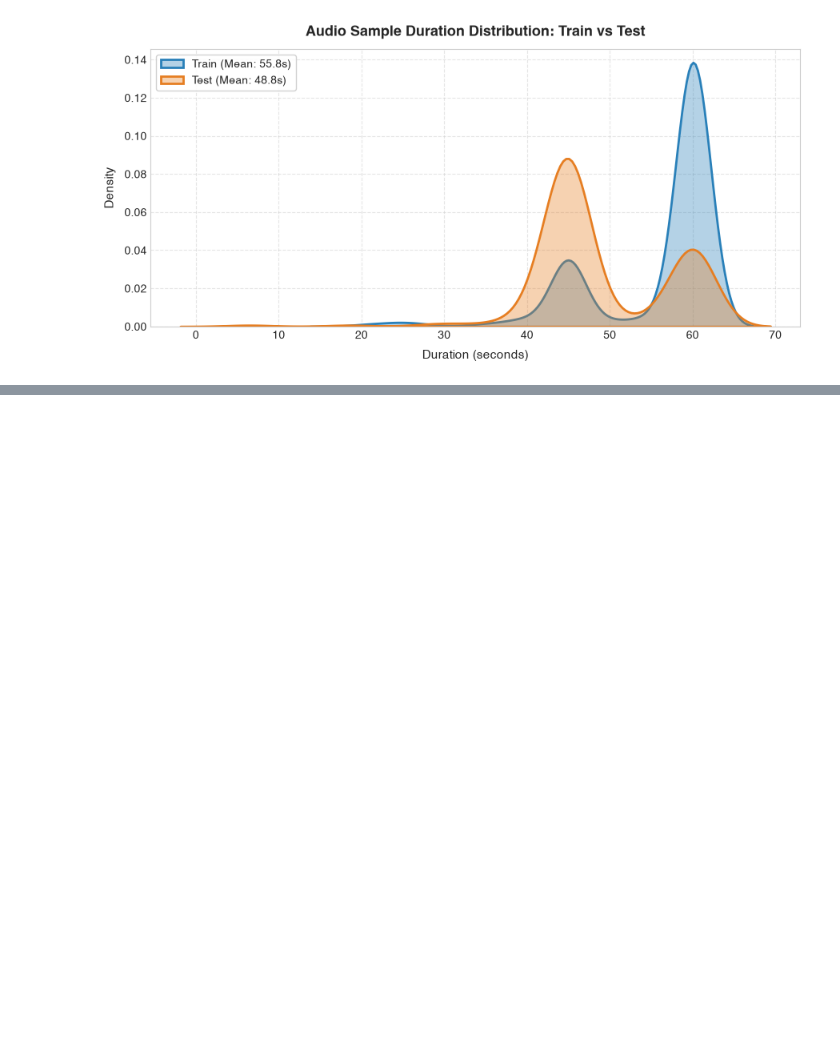
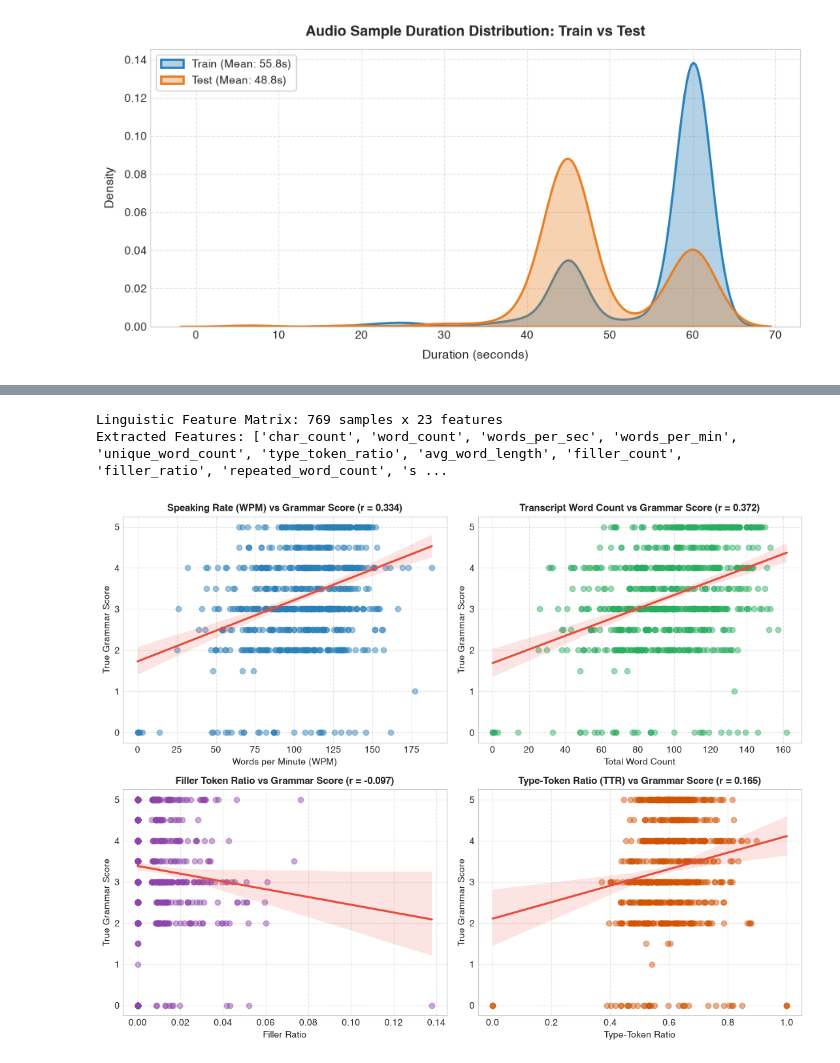
Before and after one commit to nandinikhandelwal120603/SHL_HIRING_ASSESMENT, a Jupyter notebook: notebook/shl_grammar_scoring.ipynb, the cells around one changed output, grey strips where cells are left out. Drawn from its saved outputs; the diff is of its cells as text; code cells hidden in the pictures; blank space fills up the shorter version.

```diff
--- a/notebook/shl_grammar_scoring.ipynb
+++ b/notebook/shl_grammar_scoring.ipynb
@@ -608,0 +726,57 @@ All baseline models evaluated under the exact same 5-fold stratified cross-valid
+# %%
+# Load cached linguistic features
+train_text_feats = pd.read_parquet(os.path.join(ARTIFACTS_DIR, "text_features_train.parquet"))
+test_text_feats = pd.read_parquet(os.path.join(ARTIFACTS_DIR, "text_features_test.parquet"))
+
+text_feature_cols = [c for c in train_text_feats.columns if c not in ['filename', 'label']]
+X_text = train_text_feats[text_feature_cols]
+
+print(f"Linguistic Feature Matrix: {X_text.shape[0]} samples x {X_text.shape[1]} features")
+print(f"Extracted Features: {text_feature_cols}")
+# %% [output]
+Linguistic Feature Matrix: 769 samples x 23 features
+Extracted Features: ['char_count', 'word_count', 'words_per_sec', 'words_per_min', 'unique_word_count', 'type_token_ratio', 'avg_word_length', 'filler_count', 'filler_ratio', 'repeated_word_count', 's ...
+# %%
+# Visualizations 9, 10, 11, 12: Linguistic Features vs Grammar Score
+fig, axes = plt.subplots(2, 2, figsize=(11, 8.5), dpi=100)
+
+# 1. Words per Minute vs Grammar Score
+sns.regplot(x=train_text_feats['words_per_min'], y=y_true, ax=axes[0, 0],
+            scatter_kws={'alpha': 0.45, 'color': '#2980b9'}, line_kws={'color': '#e74c3c'})
+r_wpm = stats.pearsonr(train_text_feats['words_per_min'], y_true)[0]
+axes[0, 0].set_title(f"Speaking Rate (WPM) vs Grammar Score (r = {r_wpm:.3f})", fontsize=11, fontweight='bold')
+axes[0, 0].set_xlabel("Words per Minute (WPM)", fontsize=10)
+axes[0, 0].set_ylabel("True Grammar Score", fontsize=10)
+axes[0, 0].grid(True, linestyle='--', alpha=0.5)
+
+# 2. Total Word Count vs Grammar Score
+sns.regplot(x=train_text_feats['word_count'], y=y_true, ax=axes[0, 1],
+            scatter_kws={'alpha': 0.45, 'color': '#27ae60'}, line_kws={'color': '#e74c3c'})
+r_words = stats.pearsonr(train_text_feats['word_count'], y_true)[0]
+axes[0, 1].set_title(f"Transcript Word Count vs Grammar Score (r = {r_words:.3f})", fontsize=11, fontweight='bold')
+axes[0, 1].set_xlabel("Total Word Count", fontsize=10)
+axes[0, 1].set_ylabel("True Grammar Score", fontsize=10)
+axes[0, 1].grid(True, linestyle='--', alpha=0.5)
+
+# 3. Filler Ratio vs Grammar Score
+sns.regplot(x=train_text_feats['filler_ratio'], y=y_true, ax=axes[1, 0],
+            scatter_kws={'alpha': 0.45, 'color': '#8e44ad'}, line_kws={'color': '#e74c3c'})
+r_fill = stats.pearsonr(train_text_feats['filler_ratio'], y_true)[0]
+axes[1, 0].set_title(f"Filler Token Ratio vs Grammar Score (r = {r_fill:.3f})", fontsize=11, fontweight='bold')
+axes[1, 0].set_xlabel("Filler Ratio", fontsize=10)
+axes[1, 0].set_ylabel("True Grammar Score", fontsize=10)
+axes[1, 0].grid(True, linestyle='--', alpha=0.5)
+
+# 4. Lexical Diversity (TTR) vs Grammar Score
+sns.regplot(x=train_text_feats['type_token_ratio'], y=y_true, ax=axes[1, 1],
+            scatter_kws={'alpha': 0.45, 'color': '#d35400'}, line_kws={'color': '#e74c3c'})
+r_ttr = stats.pearsonr(train_text_feats['type_token_ratio'], y_true)[0]
+axes[1, 1].set_title(f"Type-Token Ratio (TTR) vs Grammar Score (r = {r_ttr:.3f})", fontsize=11, fontweight='bold')
+axes[1, 1].set_xlabel("Type-Token Ratio", fontsize=10)
+axes[1, 1].set_ylabel("True Grammar Score", fontsize=10)
+axes[1, 1].grid(True, linestyle='--', alpha=0.5)
+
+plt.tight_layout()
+plt.show()
+# %% [output]
+[figure, added]
```
Also changed, not shown: parts of 59 cells of this notebook, 7 other files.
